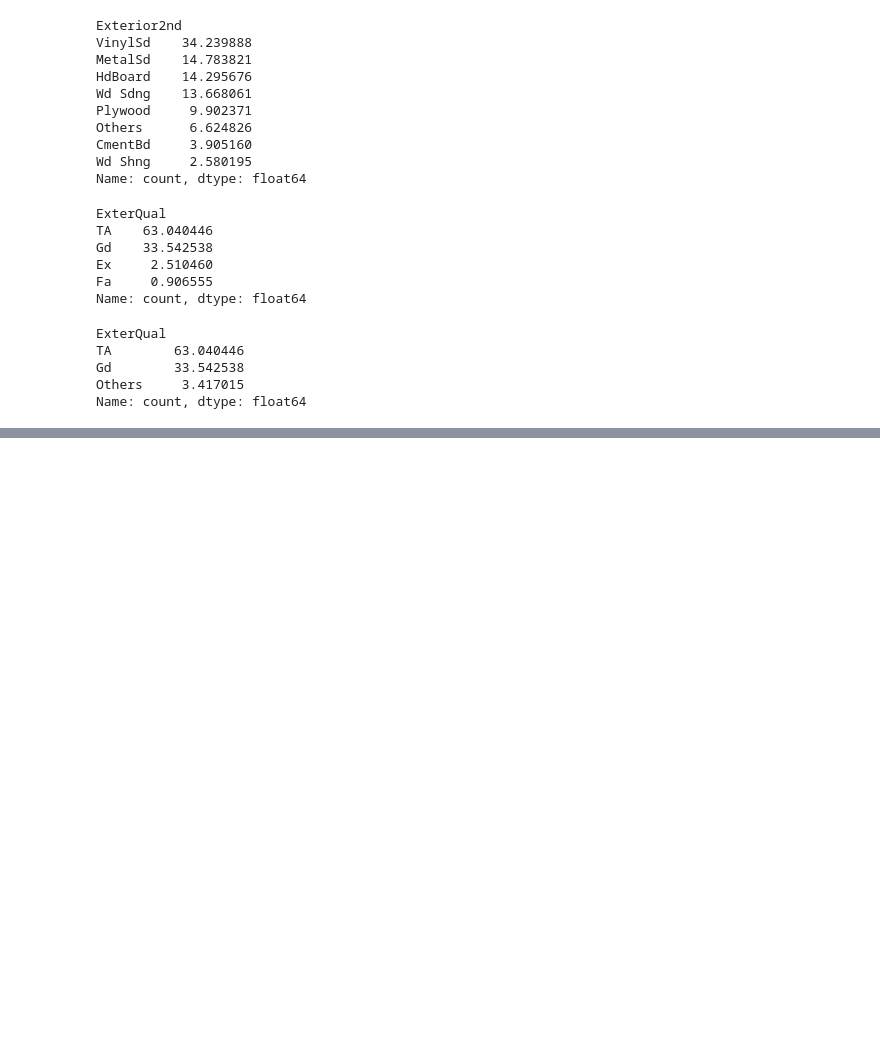
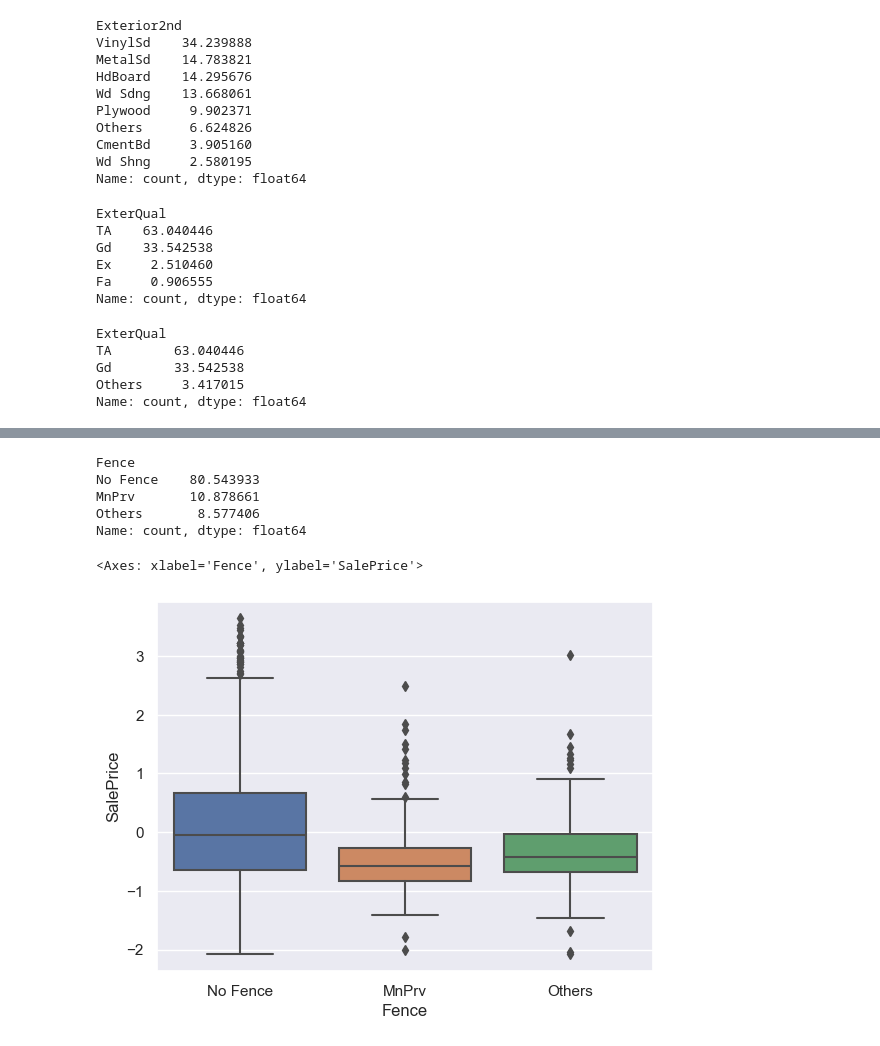
Before and after one commit to adityasngh/Kaggle-House-Prices-Regression, a Jupyter notebook: Kaggle_House_Prices_Regression.ipynb, the cells around one changed output, grey strips where cells are left out. Cells and saved outputs as stored; diff of their text form; code cells hidden in the pictures; blank space fills up the shorter version.

```diff
--- a/Kaggle_House_Prices_Regression.ipynb
+++ b/Kaggle_House_Prices_Regression.ipynb
@@ -943,0 +1219,14 @@ Name: count, dtype: float64
+# %%
+df['Fence'].replace(['MnWw', 'GdWo', 'GdPrv'], 'Others', inplace=True)
+df['Fence'].value_counts()*100 / len(df)
+# %% [output]
+Fence
+No Fence    80.543933
+MnPrv       10.878661
+Others       8.577406
+Name: count, dtype: float64
+# %%
+sns.boxplot(x = df['Fence'], y = df['SalePrice'])
+# %% [output]
+<Axes: xlabel='Fence', ylabel='SalePrice'>
+[figure, added]
```
Also changed, not shown: parts of 36 cells of this notebook.
